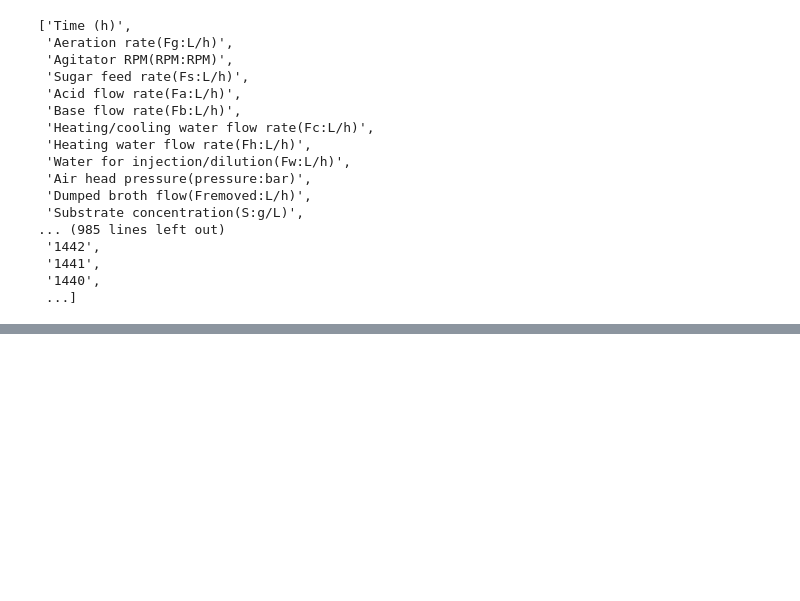
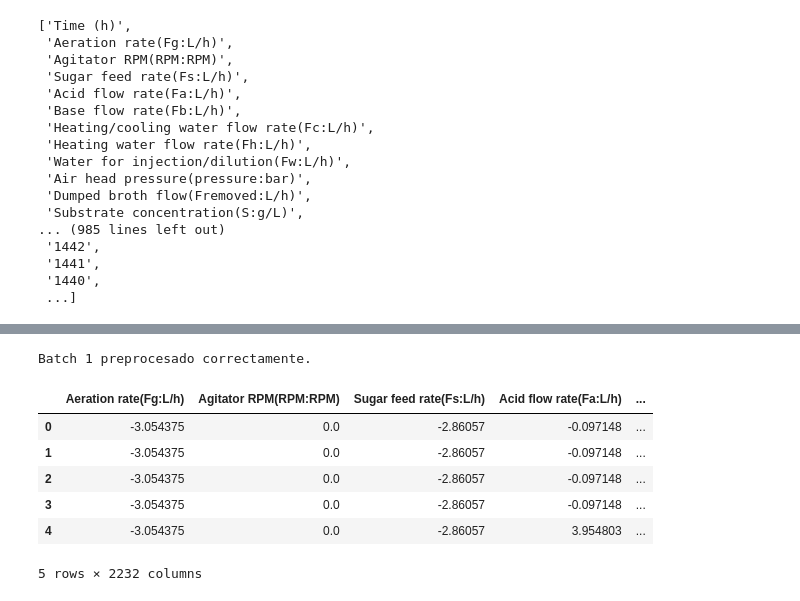
Before and after one commit to MavelSterling/proyecto_reto_insulina_INRAE, a Jupyter notebook: src/lasso.ipynb, the cells around one changed output, grey strips where cells are left out. Cells and saved outputs as stored; diff of their text form; code cells hidden in the pictures; blank space fills up the shorter version.

```diff
--- a/src/lasso.ipynb
+++ b/src/lasso.ipynb
@@ -1914,0 +142,61 @@ Offline Biomass concentratio(X_offline:X(g L^{-1}))     0.826505
+# %%
+from sklearn.impute import SimpleImputer
+from sklearn.preprocessing import StandardScaler
+
+def preprocess_batch(batch_num, batch_dataframes):
+    """
+    Preprocesa un batch específico: manejo de valores nulos y normalización.
+
+    Args:
+        batch_num (int): Número del batch a procesar.
+        batch_dataframes (dict): Diccionario con los DataFrames de cada batch.
+
+    Returns:
+        pd.DataFrame: DataFrame preprocesado del batch seleccionado.
+    """
+    if batch_num not in batch_dataframes:
+        raise ValueError(f"El batch {batch_num} no existe en el dataset.")
+
+    batch_df = batch_dataframes[batch_num]
+
+    # Asegurar que hay suficientes columnas antes de aplicar dropna()
+    if len(batch_df.columns) > 1:
+        batch_clean = batch_df.dropna(thresh=len(batch_df) * 0.5, axis=1)
+    else:
+        batch_clean = batch_df.copy()
+
+    # Rellenar valores nulos con la mediana
+    imputer = SimpleImputer(strategy="median")
+    batch_imputed = pd.DataFrame(imputer.fit_transform(batch_clean), columns=batch_clean.columns)
+
+    # Normalizar los datos (excluir "Time (h)")
+    if "Time (h)" in batch_imputed.columns:
+        features = batch_imputed.drop(columns=["Time (h)"])
+    else:
+        features = batch_imputed
+
+    scaler = StandardScaler()
+    batch_scaled = pd.DataFrame(scaler.fit_transform(features), columns=features.columns)
+
+    # Agregar nuevamente la columna "Time (h)" después del escalado si existe
+    if "Time (h)" in batch_clean.columns:
+        batch_scaled["Time (h)"] = batch_clean["Time (h)"].values
+
+    print(f"Batch {batch_num} preprocesado correctamente.")
+    return batch_scaled
+
+# 🔹 Selecciona el batch que deseas analizar
+batch_id = 1  # Cambia este número según el batch que quieres analizar
+preprocessed_batch = preprocess_batch(batch_id, batch_dataframes)
+
+# Mostrar las primeras filas del batch procesado
+preprocessed_batch.head()
+# %% [output]
+Batch 1 preprocesado correctamente.
+|  | Aeration rate(Fg:L/h) | Agitator RPM(RPM:RPM) | Sugar feed rate(Fs:L/h) | Acid flow rate(Fa:L/h) | ... |
+| 0 | -3.054375 | 0.0 | -2.86057 | -0.097148 | ... |
+| 1 | -3.054375 | 0.0 | -2.86057 | -0.097148 | ... |
+| 2 | -3.054375 | 0.0 | -2.86057 | -0.097148 | ... |
+| 3 | -3.054375 | 0.0 | -2.86057 | -0.097148 | ... |
+| 4 | -3.054375 | 0.0 | -2.86057 | 3.954803 | ... |
+5 rows × 2232 columns
```
Also changed, not shown: parts of 91 cells of this notebook.
